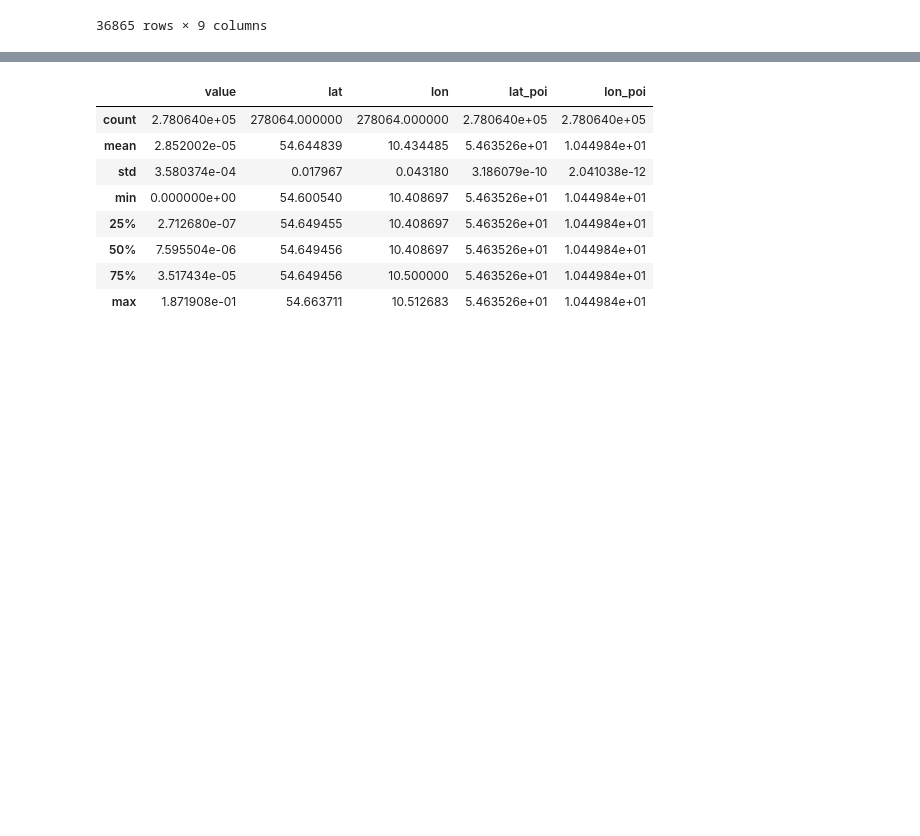
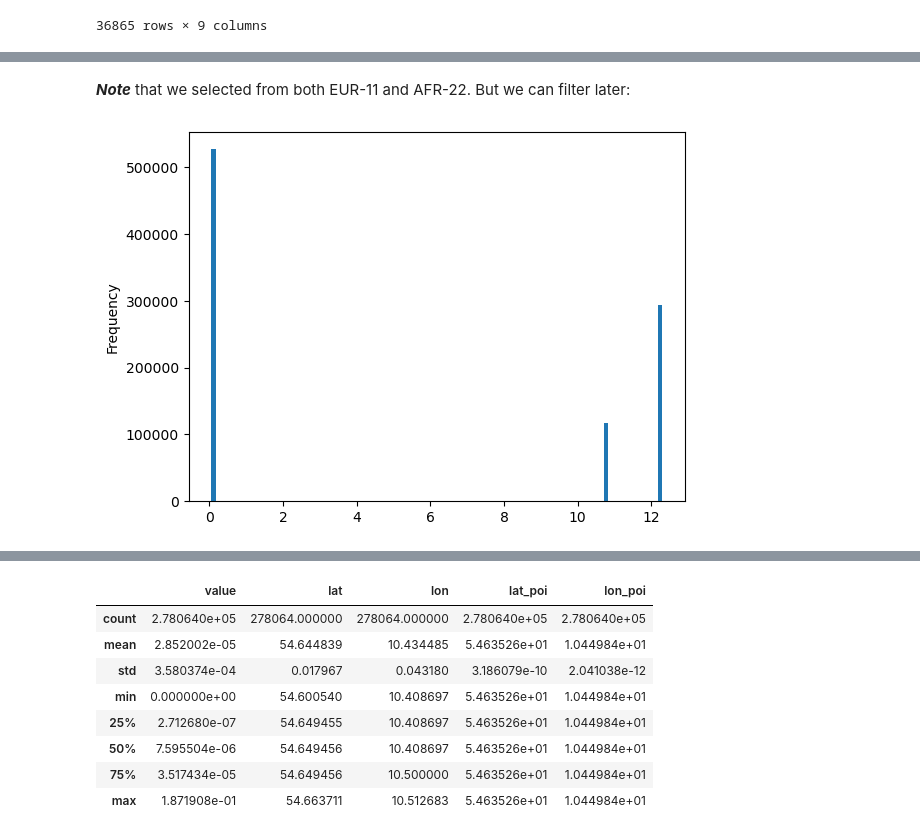
Before and after one commit to willirath/2025-02_climate_attribution_course_prep, a Jupyter notebook: notebooks/first_steps_with_the_data.ipynb, the cells around one changed output, grey strips where cells are left out. Drawn from its saved outputs; the diff is of its cells as text; code cells hidden in the pictures; blank space fills up the shorter version.

```diff
--- a/notebooks/read_data.ipynb
+++ b/notebooks/first_steps_with_the_data.ipynb
@@ -313,0 +347,12 @@ df_poi
+# %% [markdown]
+**_Note_** that we selected from both EUR-11 and AFR-22. But we can filter later:
+# %%
+dlon_poi = df_poi_all_models.lon - df_poi_all_models.lon_poi
+dlat_poi = df_poi_all_models.lat - df_poi_all_models.lat_poi
+dist_degrees_poi = (
+    ((df_poi_all_models.lon - df_poi_all_models.lon_poi)) ** 2  # should we be more careful about lon periodicity here!?
+    + (df_poi_all_models.lat - df_poi_all_models.lat_poi) ** 2
+) ** 0.5
+dist_degrees_poi.plot.hist(bins=101);
+# %% [output]
+[figure, added]
```
Also changed, not shown: parts of 28 cells of this notebook, 1 other file.
